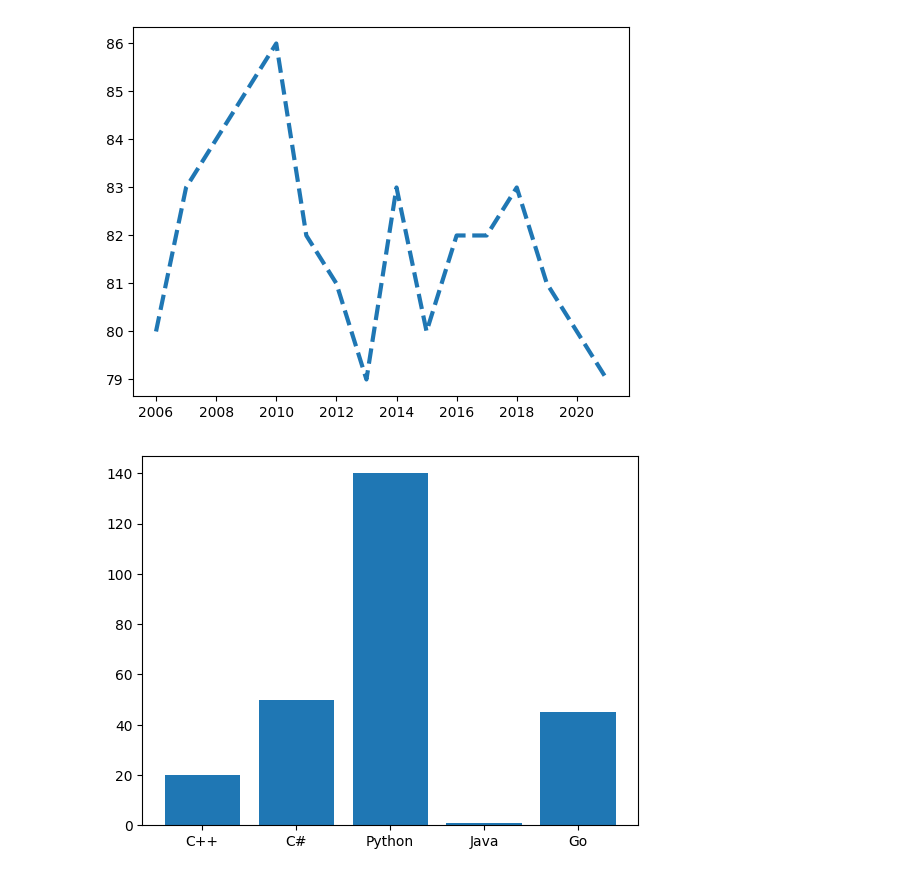
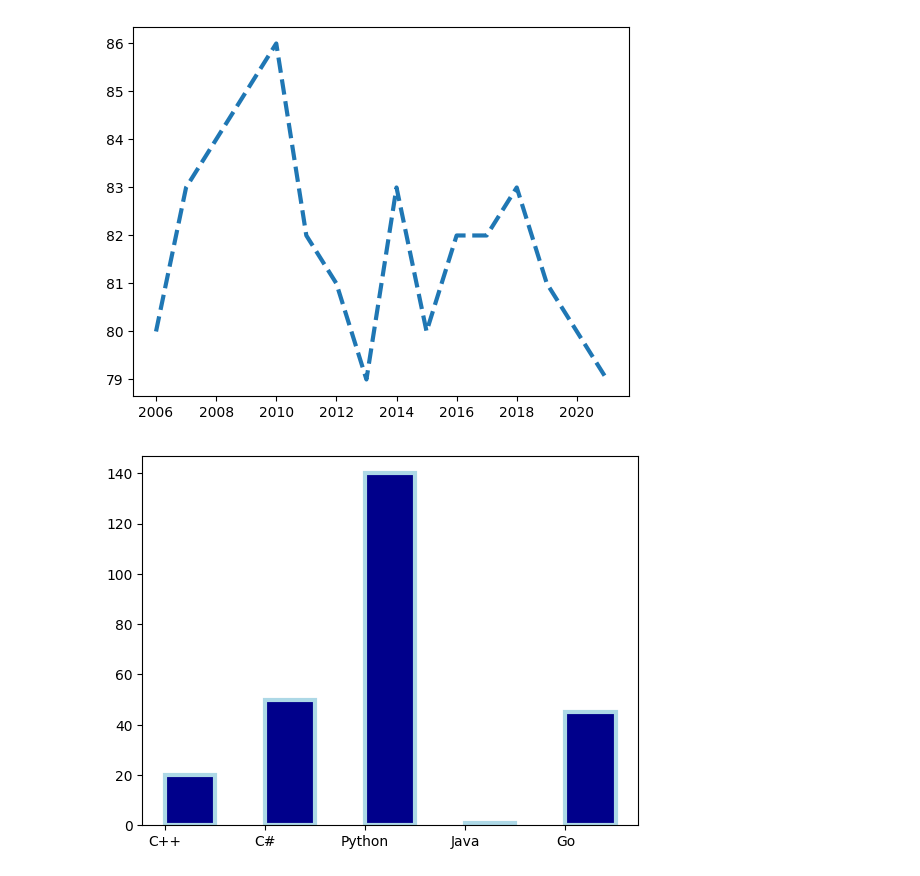
Before and after one commit to manuelamfo/coding-exercises, a Jupyter notebook: python/exercicio_plt.ipynb, the cells around one changed output. Saved outputs shown, nothing was run; the diff lists cells and outputs as text; code cells hidden in the pictures.

```diff
--- a/python/exercicio_plt.ipynb
+++ b/python/exercicio_plt.ipynb
@@ -55,9 +56,9 @@ plt.show()
 # %%
 # dados categóricos
 x = ["C++", "C#", "Python", "Java", "Go"]
 y = [20, 50, 140, 1, 45]
 
-plt.bar(x, y)
+plt.bar(x, y, color='darkblue', align='edge', width=0.5, edgecolor='lightblue', lw=3)
 plt.show()
 # %% [output]
-[figure, old version]
+[figure, new version]
```
Also changed, not shown: parts of 11 cells of this notebook.
